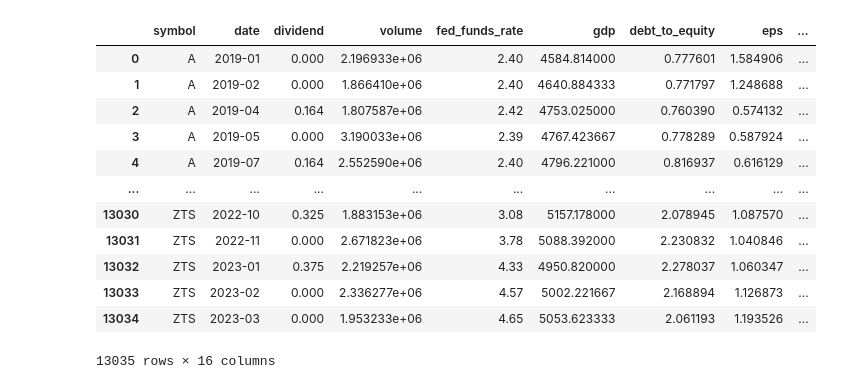
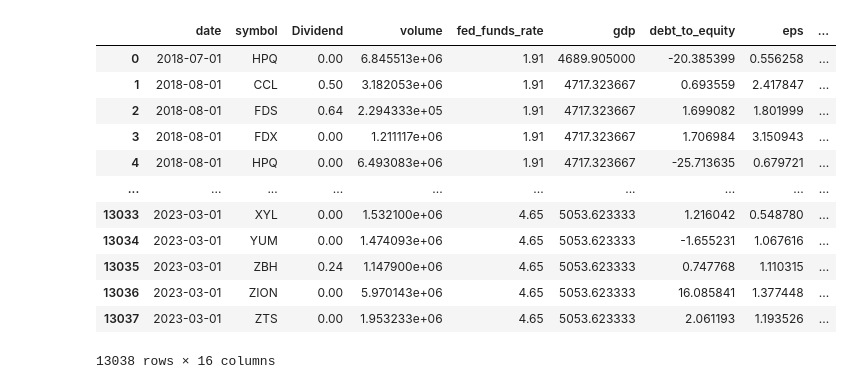
Before and after one commit to Noorasyikeen/InvestoInsight, a Jupyter notebook: notebook/GRU.ipynb, the cells around one changed output. Drawn from its saved outputs; the diff is of its cells as text; code cells hidden in the pictures.

```diff
--- a/notebook/GRU.ipynb
+++ b/notebook/GRU.ipynb
@@ -15,18 +17,18 @@ To enable the following instructions: AVX2 FMA, in other operations, rebuild Ten
 # %%
-data = pd.read_csv('../raw_data/data.csv')
+df = pd.read_csv('../raw_data/data.csv').drop(columns='Unnamed: 0')
+
+df
+# %% [output]
+|  | date | symbol | Dividend | volume | fed_funds_rate | gdp | debt_to_equity | eps | ... |
+| 0 | 2018-07-01 | HPQ | 0.00 | 6.845513e+06 | 1.91 | 4689.905000 | -20.385399 | 0.556258 | ... |
+| 1 | 2018-08-01 | CCL | 0.50 | 3.182053e+06 | 1.91 | 4717.323667 | 0.693559 | 2.417847 | ... |
+| 2 | 2018-08-01 | FDS | 0.64 | 2.294333e+05 | 1.91 | 4717.323667 | 1.699082 | 1.801999 | ... |
+| 3 | 2018-08-01 | FDX | 0.00 | 1.211117e+06 | 1.91 | 4717.323667 | 1.706984 | 3.150943 | ... |
+| 4 | 2018-08-01 | HPQ | 0.00 | 6.493083e+06 | 1.91 | 4717.323667 | -25.713635 | 0.679721 | ... |
+| ... | ... | ... | ... | ... | ... | ... | ... | ... | ... |
+| 13033 | 2023-03-01 | XYL | 0.00 | 1.532100e+06 | 4.65 | 5053.623333 | 1.216042 | 0.548780 | ... |
+| 13034 | 2023-03-01 | YUM | 0.00 | 1.474093e+06 | 4.65 | 5053.623333 | -1.655231 | 1.067616 | ... |
+| 13035 | 2023-03-01 | ZBH | 0.24 | 1.147900e+06 | 4.65 | 5053.623333 | 0.747768 | 1.110315 | ... |
+| 13036 | 2023-03-01 | ZION | 0.00 | 5.970143e+06 | 4.65 | 5053.623333 | 16.085841 | 1.377448 | ... |
+| 13037 | 2023-03-01 | ZTS | 0.00 | 1.953233e+06 | 4.65 | 5053.623333 | 2.061193 | 1.193526 | ... |
+13038 rows × 16 columns
-# %%
-data
-# %% [output]
-|  | symbol | date | dividend | volume | fed_funds_rate | gdp | debt_to_equity | eps | ... |
-| 0 | A | 2019-01 | 0.000 | 2.196933e+06 | 2.40 | 4584.814000 | 0.777601 | 1.584906 | ... |
-| 1 | A | 2019-02 | 0.000 | 1.866410e+06 | 2.40 | 4640.884333 | 0.771797 | 1.248688 | ... |
-| 2 | A | 2019-04 | 0.164 | 1.807587e+06 | 2.42 | 4753.025000 | 0.760390 | 0.574132 | ... |
-| 3 | A | 2019-05 | 0.000 | 3.190033e+06 | 2.39 | 4767.423667 | 0.778289 | 0.587924 | ... |
-| 4 | A | 2019-07 | 0.164 | 2.552590e+06 | 2.40 | 4796.221000 | 0.816937 | 0.616129 | ... |
-| ... | ... | ... | ... | ... | ... | ... | ... | ... | ... |
-| 13030 | ZTS | 2022-10 | 0.325 | 1.883153e+06 | 3.08 | 5157.178000 | 2.078945 | 1.087570 | ... |
-| 13031 | ZTS | 2022-11 | 0.000 | 2.671823e+06 | 3.78 | 5088.392000 | 2.230832 | 1.040846 | ... |
-| 13032 | ZTS | 2023-01 | 0.375 | 2.219257e+06 | 4.33 | 4950.820000 | 2.278037 | 1.060347 | ... |
-| 13033 | ZTS | 2023-02 | 0.000 | 2.336277e+06 | 4.57 | 5002.221667 | 2.168894 | 1.126873 | ... |
-| 13034 | ZTS | 2023-03 | 0.000 | 1.953233e+06 | 4.65 | 5053.623333 | 2.061193 | 1.193526 | ... |
-13035 rows × 16 columns
```
Also changed, not shown: parts of 15 cells of this notebook, 1 other file.
